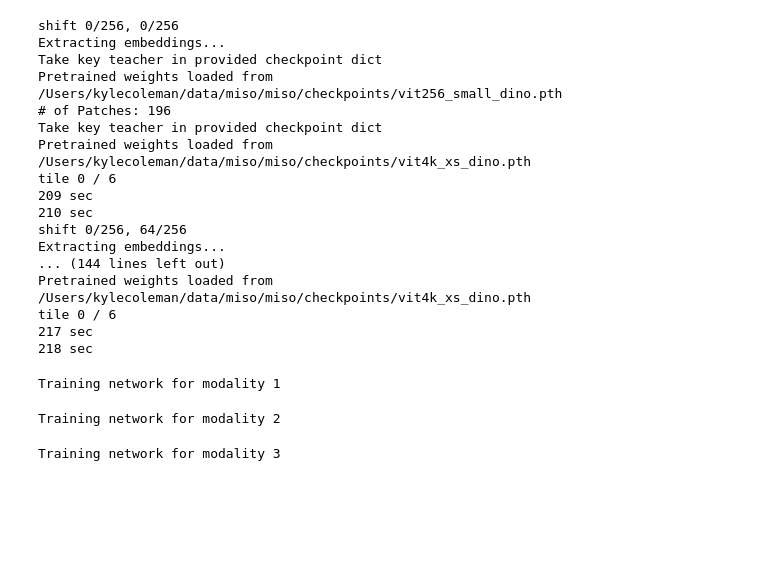
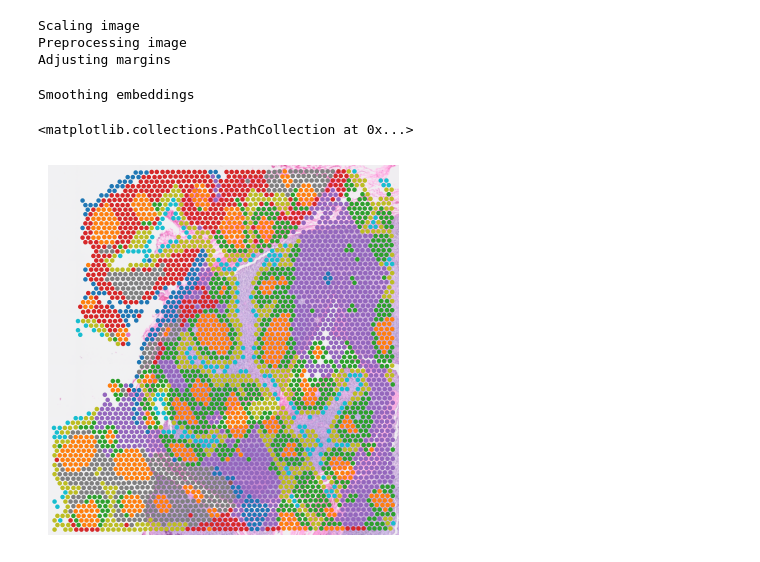
Before and after one commit to kpcoleman/miso, a Jupyter notebook: tutorial/tutorial.ipynb, the cells around one changed output. Cells and saved outputs as stored; diff of their text form; code cells hidden in the pictures; blank space fills up the shorter version.

```diff
--- a/tutorial/tutorial.ipynb
+++ b/tutorial/tutorial.ipynb
@@ -1,12 +1,30 @@
 # %%
 from miso.hist_features import get_features
-from miso.utils import calculate_affinity
-from miso.utils import preprocess
+from miso.utils import *
 from miso import Miso
 from PIL import Image
 import pandas as pd
 import numpy as np
 import scanpy as sc
 import os
+import matplotlib.pyplot as plt
 from sklearn.decomposition import PCA
 Image.MAX_IMAGE_PIXELS = None
+Image.MAX_IMAGE_PIXELS = None
+import torch
+import random
+
+seed=100
+np.random.seed(seed)
+torch.manual_seed(seed)
+random.seed(seed)
+
+if torch.cuda.is_available():
+    device = 'cuda'
+    torch.cuda.manual_seed(seed)
+    torch.backends.cudnn.deterministic = True
+    torch.backends.cudnn.benchmark = False
+    print("CUDA is available. GPU:", torch.cuda.get_device_name(0))
+else:
+    device = 'cpu'
+    print("CUDA is not available. Using CPU.")
@@ -67,26 +92,13 @@ rad=55/(2*pixel_size_raw)
 #column 1: binary indicator for whether spot is in tissue; column 2: row coordinate of spot in array; column 3: column coordinate of spot in array; column 4: row pixel coordinate of spot; column 5: column pixel coordinate of spot;
 locs = pd.read_csv('locs.csv', index_col = 0)
 locs.columns = [str(i) for i in range(1,6)]
-image_emb = get_features(im,locs,rad,pixel_size_raw,pixel_size,pretrained=True,device='cpu')
+image_emb = get_features(im,locs,rad,pixel_size_raw,pixel_size,pretrained=True,device=device)
 np.save('image_emb.npy', image_emb)
 # %% [output]
-shift 0/256, 0/256
-Extracting embeddings...
-Take key teacher in provided checkpoint dict
-Pretrained weights loaded from /Users/kylecoleman/data/miso/miso/checkpoints/vit256_small_dino.pth
-# of Patches: 196
-Take key teacher in provided checkpoint dict
-Pretrained weights loaded from /Users/kylecoleman/data/miso/miso/checkpoints/vit4k_xs_dino.pth
-tile 0 / 6
-209 sec
-210 sec
-shift 0/256, 64/256
-Extracting embeddings...
-... (144 lines left out)
-Pretrained weights loaded from /Users/kylecoleman/data/miso/miso/checkpoints/vit4k_xs_dino.pth
-tile 0 / 6
-217 sec
-218 sec
+Scaling image
+Preprocessing image
+Adjusting margins
+Smoothing embeddings
 # %%
 #Load data and perform necessary preprocessing
 rna = sc.read('rna.h5ad')
@@ -108,13 +109,14 @@ A = [A1,A2,A3]
 # %%
 #if using a subset of modality-specific terms, the "ind_views" parameter should be a list with values entries to the indices of the modalities to be included, e.g.,  ind_views=[0,2] if including RNA and image features
 #if using a subset of interaction terms, the "combs" parameter should be a list of tuples with entries to the indices of the modalities for each interaction, e.g. combs = [(0,1),(0,2)] if including the RNA-protein and RNA-image interaction terms
-model = Miso([rna_pcs,protein.X,image_pcs],A,ind_views='all',combs='all',sparse=False,device='cpu')
+model = Miso([rna,protein,image_emb],ind_views='all',combs='all',sparse=False,device=device)
 model.train()
 np.save('emb.npy', model.emb)
-# %% [output]
-Training network for modality 1
-Training network for modality 2
-Training network for modality 3
 # %%
-model.cluster(n_clusters=10)
-model.plot(locs)
+clusters = model.cluster(n_clusters=10)
+im_lowres = plt.imread('tissue_hires_image.png')
+scale = 0.051109068
+plot_on_histology(clusters,locs,im_lowres,scale,s=5)
+# %% [output]
+<matplotlib.collections.PathCollection at 0x...>
+[figure, added]
```
Also changed, not shown: parts of 5 cells of this notebook, 5 other files.
